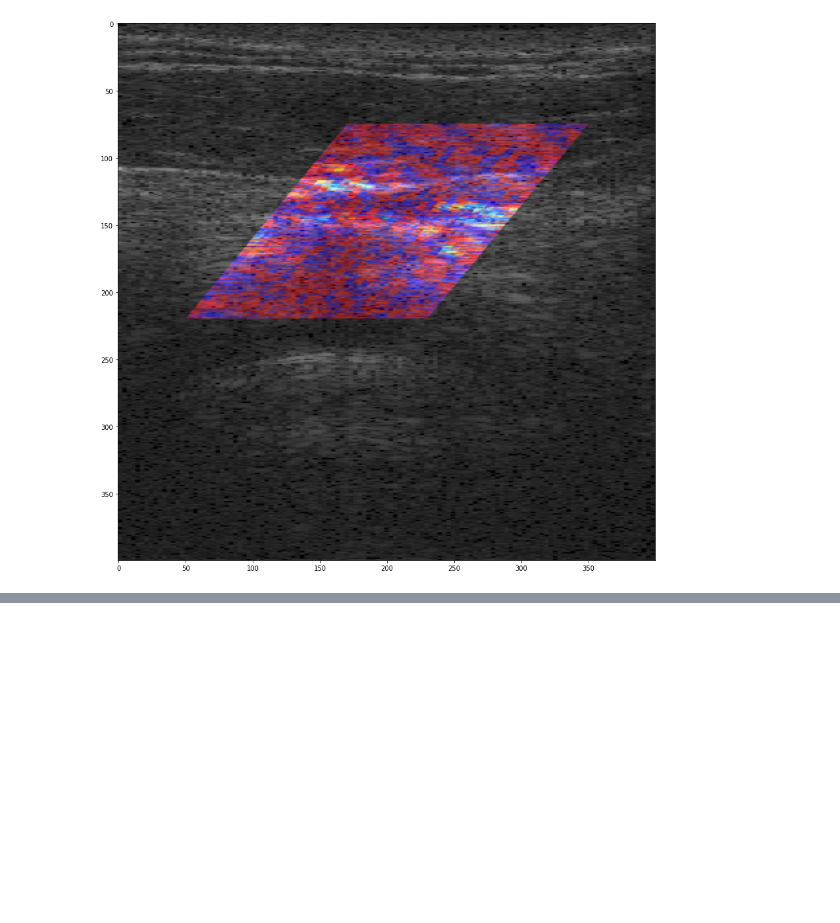
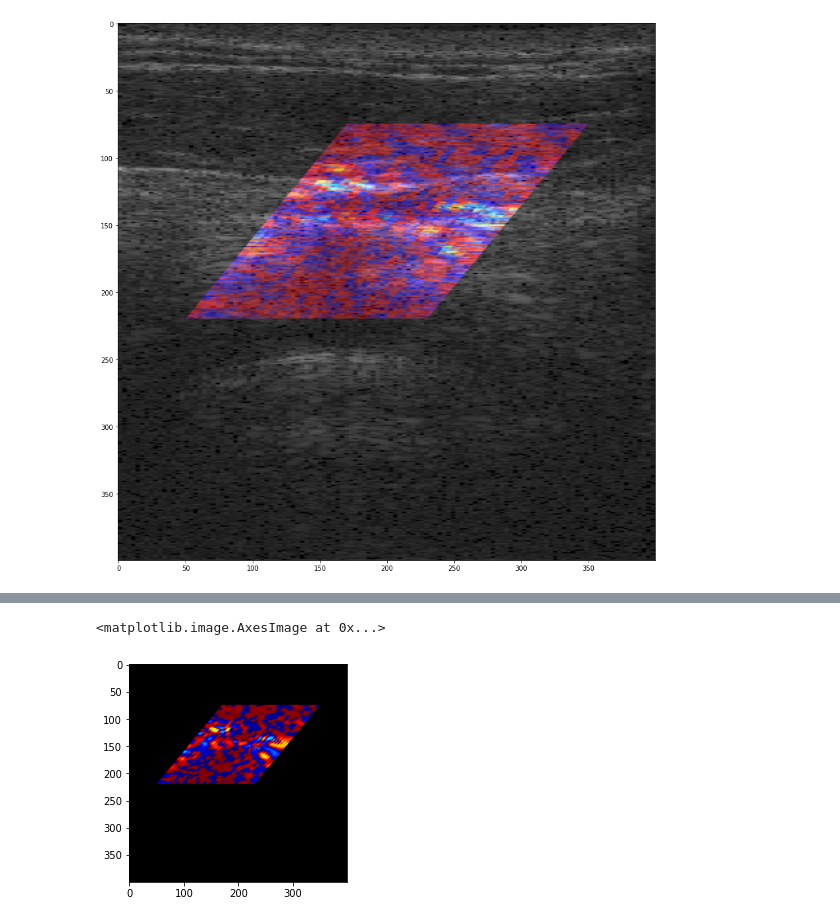
Before and after one commit to kelu124/pyusbus, a Jupyter notebook: experiments/20211031-DopplerGUI.ipynb, the cells around one changed output, grey strips where cells are left out. Drawn from its saved outputs; the diff is of its cells as text; code cells hidden in the pictures; blank space fills up the shorter version.

```diff
--- a/experiments/20211031-DopplerGUI.ipynb
+++ b/experiments/20211031-DopplerGUI.ipynb
@@ -114,0 +121,15 @@ plt.legend()
+# %%
+imgD1 = 128*(IMG1/np.max(np.abs(IMG1)))
+imgD1 = cv2.applyColorMap(imgD1.astype(np.uint8), cv2.COLORMAP_JET)
+imgD1 = cv2.resize(imgD1, (400,400), interpolation = cv2.INTER_AREA)
+
+
+rows,cols,channels = imgD1.shape;
+pts1 = np.float32([[0,0],[0,400],[400,0]]);
+pts2 = np.float32([[170,75],[30+20,220],[370-20,75]]);
+M = cv2.getAffineTransform(pts1,pts2);
+imgD1_transformed = cv2.warpAffine(imgD1,M,(cols,rows));
+plt.imshow(imgD1_transformed,cmap= "jet")
+# %% [output]
+<matplotlib.image.AxesImage at 0x...>
+[figure, added]
```
Also changed, not shown: parts of 12 cells of this notebook, 1 other file.
